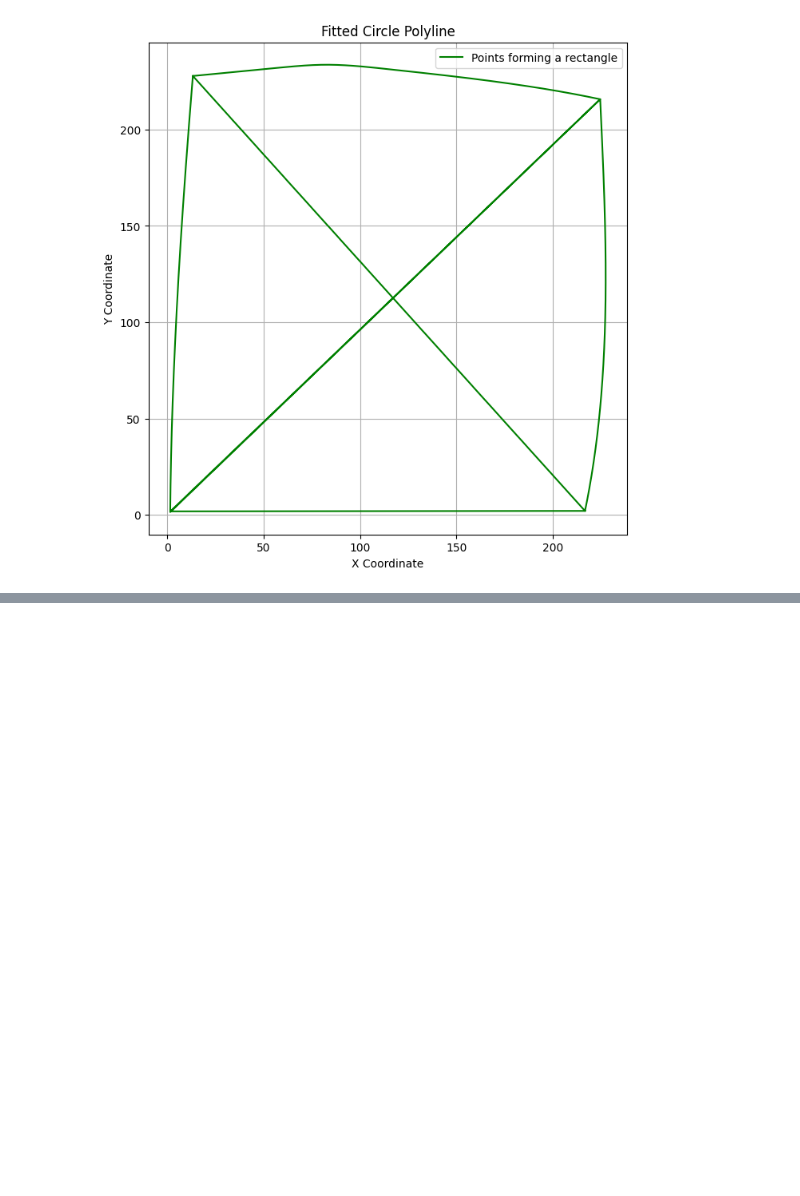
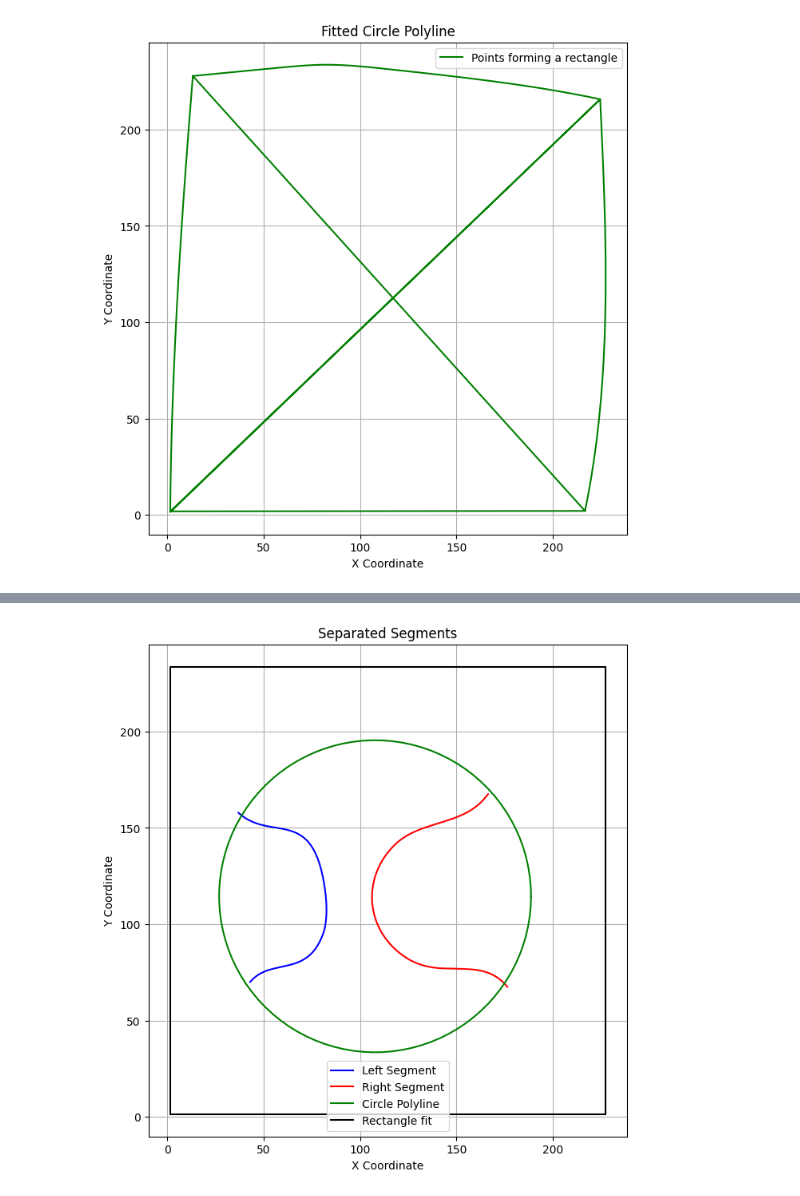
Before and after one commit to theraghavjuneja/curvetopia, a Jupyter notebook: examplestest/figure1solve.ipynb, the cells around one changed output, grey strips where cells are left out. Cells and saved outputs as stored; diff of their text form; code cells hidden in the pictures; blank space fills up the shorter version.

```diff
--- a/examplestest/figure1solve.ipynb
+++ b/examplestest/figure1solve.ipynb
@@ -587,0 +749,30 @@ plt.show()
+# %%
+x_left = left_segment[0][:,0]
+y_left = left_segment[0][:,1]
+
+x_right = right_segment[0][:,0]
+y_right = right_segment[0][:,1]
+
+x_circle = circle_polyline[:,0]
+y_circle = circle_polyline[:,1]
+
+plt.figure(figsize=(8, 8))
+
+
+plt.plot(x_left, y_left, color='blue', label='Left Segment')
+
+
+plt.plot(x_right, y_right, color='red', label='Right Segment')
+
+
+plt.plot(x_circle, y_circle, color='green', label='Circle Polyline')
+plt.plot(rect_points[:,0],rect_points[:,1],color='black',label='Rectangle fit')
+plt.gca().set_aspect('equal', adjustable='box')
+plt.title('Separated Segments')
+plt.xlabel('X Coordinate')
+plt.ylabel('Y Coordinate')
+plt.legend()
+plt.grid(True)
+plt.show()
+# %% [output]
+[figure, added]
```
Also changed, not shown: parts of 15 cells of this notebook.
